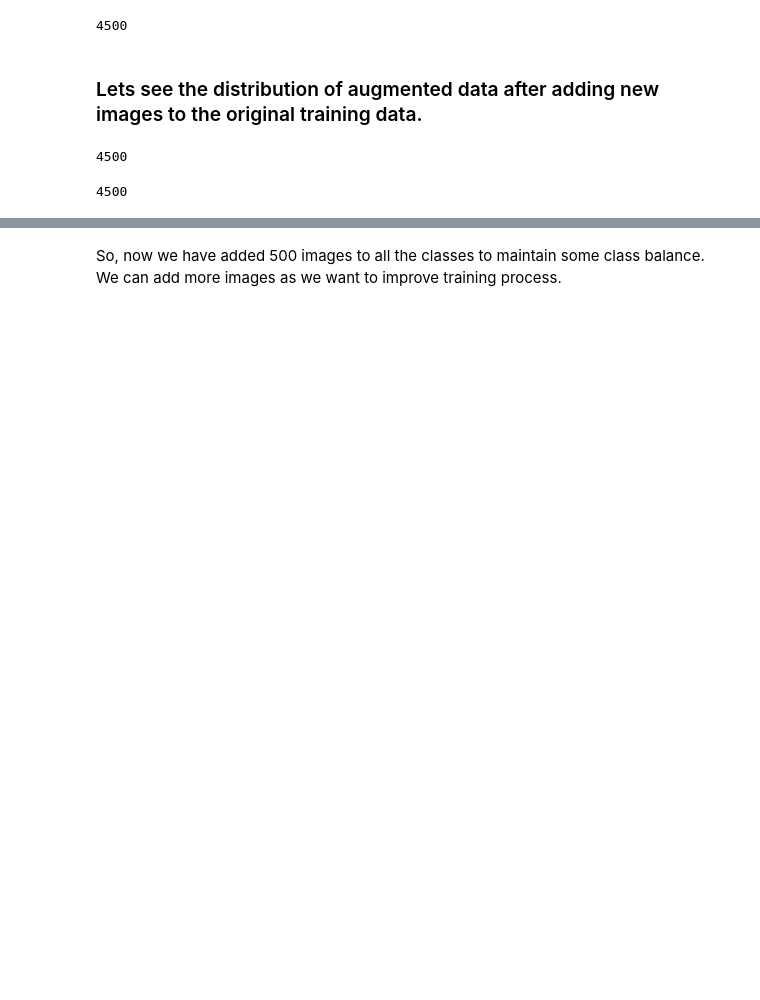
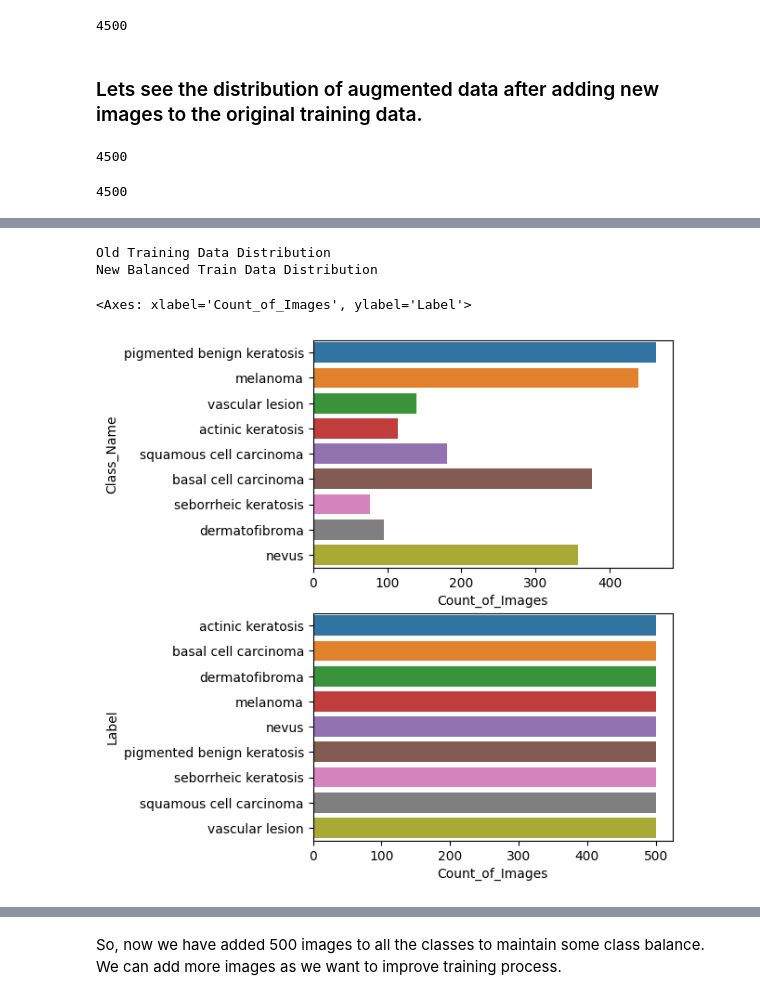
Before and after one commit to aravindvcyber/Melanoma-Detection-Assignment, a Jupyter notebook: Aravind_Vadamalaimuthu_nn.ipynb, the cells around one changed output, grey strips where cells are left out. Cells and saved outputs as stored; diff of their text form; code cells hidden in the pictures; blank space fills up the shorter version.

```diff
--- a/Aravind_Vadamalaimuthu_nn.ipynb
+++ b/Aravind_Vadamalaimuthu_nn.ipynb
@@ -546,17 +753,17 @@ len(path_list)
 4500
 # %%
 # Collects the names of folders immediately containing the `.jpg` files
-augment_ds_labels = [
+augmented_ds_labels = [
     os.path.basename(os.path.dirname(y))
     for y in glob(os.path.join('/kaggle/working/augmented_output', '**', '*.jpg'), recursive=True)
 ]
 
 # Output the subfolder names
-len(lesion_list_new)
+len(augmented_ds_labels)
 # %% [output]
 4500
 # %%
-dataframe_dict = dict(zip(augmented_ds_path, augment_ds_labels))
+dataframe_dict = dict(zip(augmented_ds_path, augmented_ds_labels))
 # %%
 
 
@@ -566,0 +786,6 @@ SyntaxError: unmatched ')' (3106402653.py, line 2)
+# %%
+# Group by the 'Label' column and then count the occurrences of each label.
+balanced_train_df_label_counts = balanced_train_df.groupby('Label').size().reset_index(name='Count_of_Images')
+
+# Display the result
+balanced_train_df_label_counts
@@ -567 +803,17 @@ SyntaxError: unmatched ')' (3106402653.py, line 2)
+# %%
+
+plt.figure(figsize=(5,7))
+plt.subplot(2,1,1)
+print("Old Training Data Distribution")
+sns.barplot(x="Count_of_Images", y="Class_Name", data=train_df,
+            label="Label")
+plt.subplot(2,1,2)
+print("New Balanced Train Data Distribution")
+sns.barplot(x="Count_of_Images", y="Label", data=balanced_train_df_label_counts,
+            label="Label")
+# %% [output]
+Old Training Data Distribution
+New Balanced Train Data Distribution
+<Axes: xlabel='Count_of_Images', ylabel='Label'>
+[figure, added]
 # %%
```
Also changed, not shown: parts of 77 cells of this notebook.
